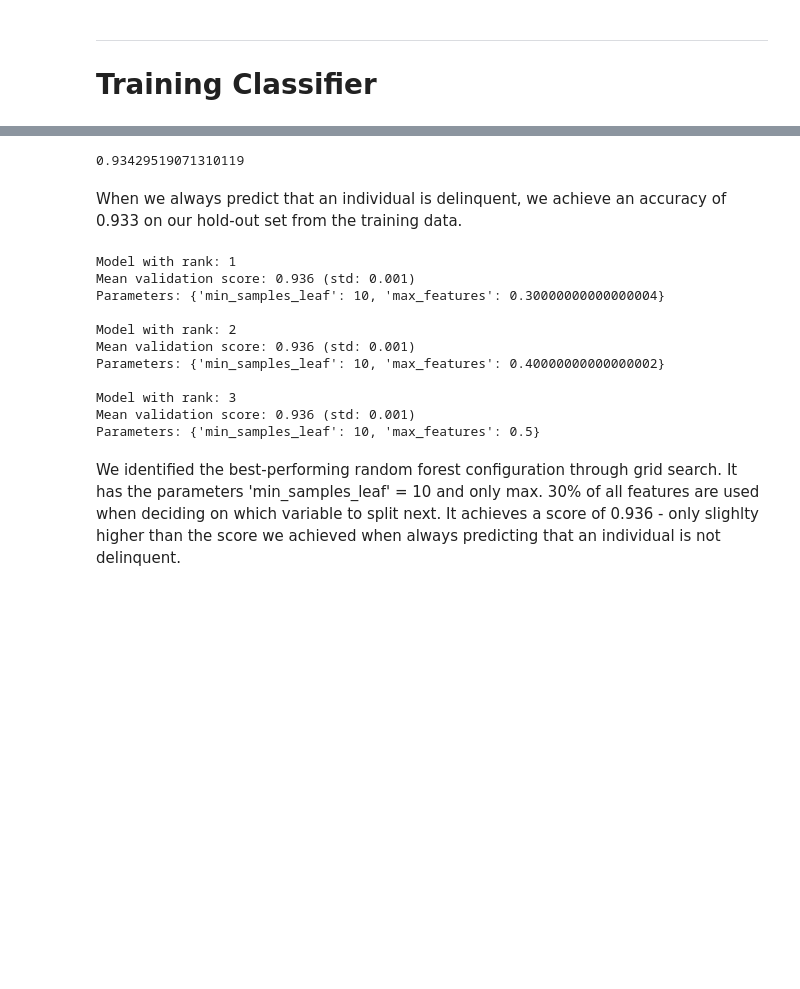
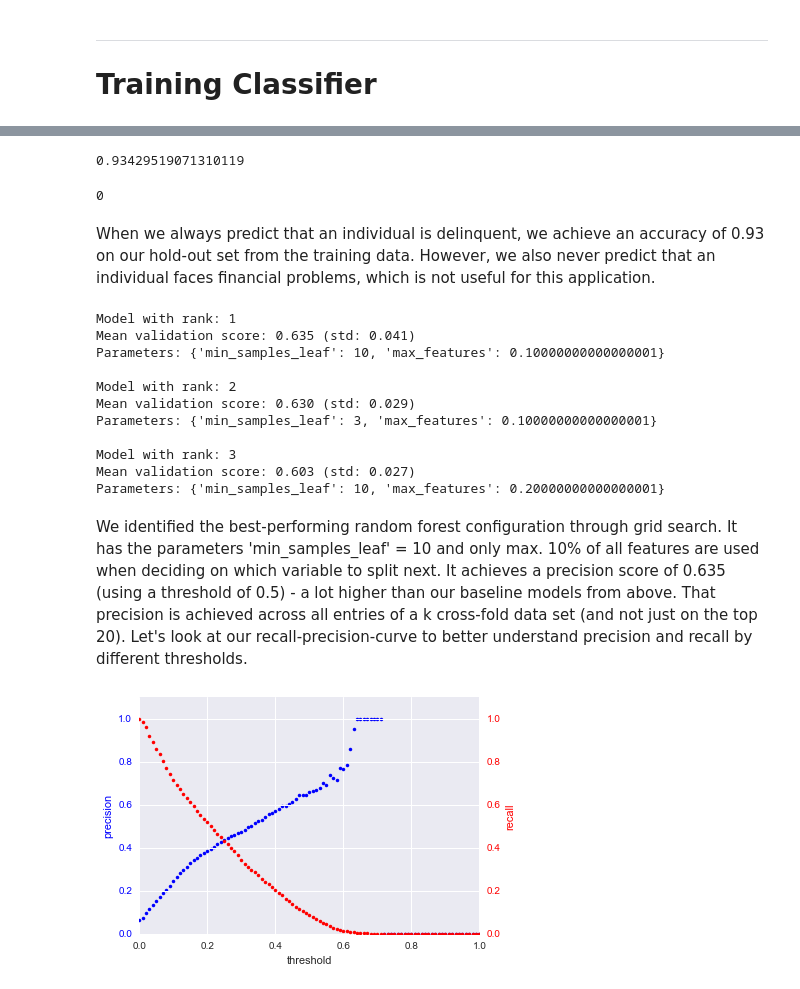
Before and after one commit to hakoenig/Machine_Learning_for_Public_Policy, a Jupyter notebook: Assignment2_ML_Pipeline/Serious_Delinquency.ipynb, the cells around one changed output, grey strips where cells are left out. Drawn from its saved outputs; the diff is of its cells as text; code cells hidden in the pictures; blank space fills up the shorter version.

```diff
--- a/Assignment2_ML_Pipeline/Serious_Delinquency.ipynb
+++ b/Assignment2_ML_Pipeline/Serious_Delinquency.ipynb
@@ -255,12 +261,14 @@ When we only predict that an individual is delinquent according to the probabili
 # It is unlikely that an individual is delinquent.
 # How well can we predict if we always predict non-delinquent?
 
-ZeroPred = Zero_Predictor()
-ZeroPred.score(X_test_val, y_test_val)
+ZeroPred = predictions.Zero_Predictor()
+ZeroPred.score(X_test_val, y_test_val, 'accuracy')
+ZeroPred.score(X_test_val, y_test_val, 'precision')
 # %% [output]
 0.93429519071310119
+0
 # %% [markdown]
-When we always predict that an individual is delinquent, we achieve an accuracy of 0.933 on our hold-out set from the training data.
+When we always predict that an individual is delinquent, we achieve an accuracy of 0.93 on our hold-out set from the training data. However, we also never predict that an individual faces financial problems, which is not useful for this application.
 # %%
 # Training Random Forest with grid search
 rf_pickle_file_name = 'grid_search_rf.pkl'
@@ -287,18 +300,38 @@ else:
 
     joblib.dump(grid_search, rf_pickle_file_name)
 # %%
-report(grid_search.cv_results_)
+predictions.report(grid_search.cv_results_)
 # %% [output]
 Model with rank: 1
-Mean validation score: 0.936 (std: 0.001)
-Parameters: {'min_samples_leaf': 10, 'max_features': 0.30000000000000004}
+Mean validation score: 0.635 (std: 0.041)
+Parameters: {'min_samples_leaf': 10, 'max_features': 0.10000000000000001}
 
 Model with rank: 2
-Mean validation score: 0.936 (std: 0.001)
-Parameters: {'min_samples_leaf': 10, 'max_features': 0.40000000000000002}
+Mean validation score: 0.630 (std: 0.029)
+Parameters: {'min_samples_leaf': 3, 'max_features': 0.10000000000000001}
 
 Model with rank: 3
-Mean validation score: 0.936 (std: 0.001)
-Parameters: {'min_samples_leaf': 10, 'max_features': 0.5}
+Mean validation score: 0.603 (std: 0.027)
+Parameters: {'min_samples_leaf': 10, 'max_features': 0.20000000000000001}
 # %% [markdown]
-We identified the best-performing random forest configuration through grid search. It has the parameters 'min_samples_leaf' = 10 and only max. 30% of all features are used when deciding on which variable to split next. It achieves a score of 0.936 - only slighlty higher than the score we achieved when always predicting that an individual is not delinquent.
+We identified the best-performing random forest configuration through grid search. It has the parameters 'min_samples_leaf' = 10 and only max. 10% of all features are used when deciding on which variable to split next. It achieves a precision score of 0.635 (using a threshold of 0.5) - a lot higher than our baseline models from above. That precision is achieved across all entries of a k cross-fold data set (and not just on the top 20). Let's look at our recall-precision-curve to better understand precision and recall by different thresholds.
+# %%
+predicted_scores = grid_search.predict_proba(X_test)[:,1]
+
+#Computing precision and recall by threshold
+precision_list = []
+recall_list = []
+
+threshold_list = np.arange(0, 1.01, 0.01)
+
+for threshold in threshold_list:
+
+    precision, recall = predictions.calc_precision_recall(predicted_scores, y_test, threshold)
+
+    precision_list.append(precision)
+    recall_list.append(recall)
+
+#Plotting the values
+predictions.plot_precision_recall_threshold(threshold_list, precision_list, recall_list)
+# %% [output]
+[figure, added]
```
Also changed, not shown: parts of 18 cells of this notebook, 1 other file.
